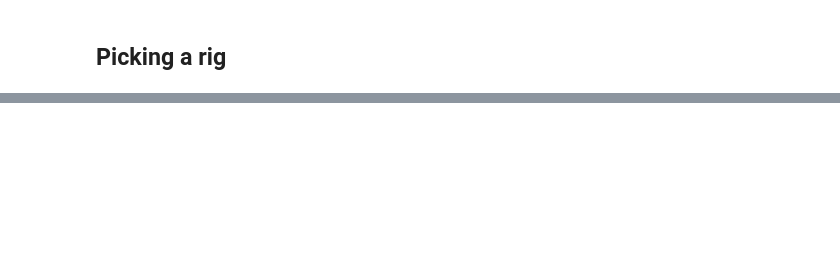
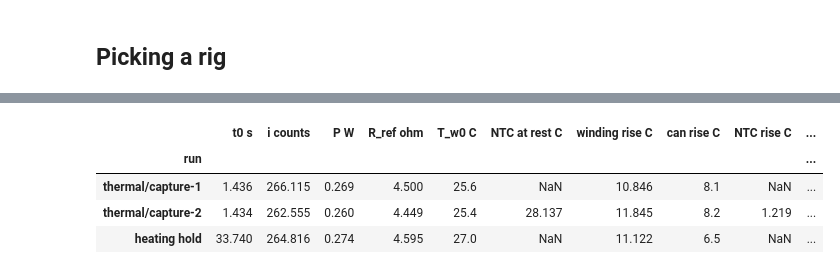
Before and after one commit to OpenServoCore/open-servo-core, a Jupyter notebook: notebooks/21-i2t-winding-estimate.ipynb, the cells around one changed output, grey strips where cells are left out. Cells and saved outputs as stored; diff of their text form; code cells hidden in the pictures; blank space fills up the shorter version.

```diff
--- a/notebooks/21-i2t-winding-estimate.ipynb
+++ b/notebooks/21-i2t-winding-estimate.ipynb
@@ -525,0 +180,79 @@ Let me know what the teardown weighs.
+# %%
+def ident_hold(capture):
+    # The `osc ident thermal` hold: aggregates in anchor.csv.gz (t_ms from the run's start), the
+    # tool's polls in anchor_snapshots.csv.gz (host_ms, the same clock), the bead in meter.csv.gz (unix).
+    a = tm._csv(DS.path / capture / "anchor.csv.gz")
+    a["t"] = a.t_ms / 1000
+    a["r"] = (a.duty_q15.abs() / 32767) * (a.vdiff / a.i) * OHM      # the aggregate R, ohm
+    s = tm._csv(DS.path / capture / "anchor_snapshots.csv.gz")
+    s["t"] = s.host_ms / 1000
+    # t0, the hold's start. The polls carry no phase marker and the seek to the stop already drives
+    # (its duty is the first nonzero one), so t0 is the first poll whose applied duty steps past the
+    # seek's: the hold's duty, with the current limit governing.
+    duty = s.duty_applied_q15.abs()
+    seek = duty[duty > 0].iloc[0]
+    t0 = float(s.t[duty > seek].iloc[0])
+    t1 = float(a.t.max())
+    m, u0 = tm.meter(DS, capture), IX.loc[capture, "unix0"]
+    tt = np.arange(2.0, t1 - t0, 1.0)                                  # the truth on a 1 s grid, s into the hold
+    ta = t0 + tt                                                       # the same grid on the run's clock
+    r = np.array([a[(a.t >= x - 0.5) & (a.t < x + 0.5)].r.mean() for x in ta])
+    r_ref = a[(a.t >= t0 + 1) & (a.t < t0 + 3)].r.mean()             # 1 to 3 s into the hold
+    can = tm.can_at(m, u0 + ta, 3.0)
+    # the rest values, over the 5 s before the hold current: the can is the winding's start and the
+    # can base's start, the NTC polls (from the run's start, so 0 to t0) the NTC base's start
+    tw0 = float(m[(m.t_unix >= u0 + t0 - 5) & (m.t_unix < u0 + t0)].can_c.mean())
+    ntc, ntc0 = None, None
+    if "t_ntc_cc" in s:
+        ntc = np.array([s[(s.t >= x - 2.5) & (s.t < x + 2.5)].t_ntc_cc.mean() / 100 for x in ta])
+        ntc0 = float(s[(s.t >= t0 - 5) & (s.t < t0)].t_ntc_cc.mean() / 100)
+    # the kernel's view of the current from t0; the aggregates start about 0.1 s after t0, and
+    # the grid reads zero current until the first one
+    tg, ig = i2t.grid(a.t.to_numpy(), a.i.abs().to_numpy(), t0, t1)
+    p = float((a.r * (a.i * board.a_per_count) ** 2).mean())
+    return dict(t0=t0, tt=tt, r=r, r_ref=r_ref, tw0=tw0, tw=tw0 + (r / r_ref - 1) * (K_CU + tw0),
+                can=can, ntc=ntc, base0={"can": tw0, "ntc": ntc0}, tg=tg - t0, ig=ig,
+                i=float(a.i.abs().mean()), p=p)
+
+
+def locked_hold():
+    # The heating dataset's locked-rotor hold: polls with the aggregates and the bead inline, the
+    # hold phase marked, so t0 is the first poll of the hold phase.
+    h_all = ht.hold(H, "hold/capture-1", board)
+    h = h_all[h_all.phase == "hold"]
+    t0, t1 = float(h.t_s.min()), float(h.t_s.max())
+    tt = np.arange(2.0, t1 - t0, 1.0)                                  # s into the hold
+    ta = t0 + tt
+    r = np.array([h[(h.t_s >= x - 0.5) & (h.t_s < x + 0.5)].r_agg.mean() for x in ta])
+    r_ref = h[(h.t_s >= t0 + 1) & (h.t_s < t0 + 3)].r_agg.mean()
+    can = np.array([h[(h.t_s >= x - 3) & (h.t_s < x + 3)].can_c.mean() for x in ta])
+    # the same 5 s rest window as the ident holds; the file starts at the hold, so the window
+    # holds the one poll at t0
+    tw0 = float(h_all[(h_all.t_s >= t0 - 5) & (h_all.t_s <= t0)].can_c.mean())
+    tg, ig = i2t.grid(h.t_s.to_numpy(), h.i_hat.abs().to_numpy(), t0, t1)
+    return dict(t0=t0, tt=tt, r=r, r_ref=r_ref, tw0=tw0, tw=tw0 + (r / r_ref - 1) * (K_CU + tw0),
+                can=can, ntc=None, base0={"can": tw0, "ntc": None}, tg=tg - t0, ig=ig,
+                i=float(h.i_hat.abs().mean()), p=float((h.r_agg * h.i_a ** 2).mean()))
+
+
+RUNS = {"thermal/capture-1": ident_hold("thermal/capture-1"),
+        "thermal/capture-2": ident_hold("thermal/capture-2"),
+        "heating hold": locked_hold()}
+
+rows = []
+for name, R in RUNS.items():
+    rows.append({"run": name, "t0 s": R["t0"], "i counts": R["i"], "P W": R["p"], "R_ref ohm": R["r_ref"],
+                 "T_w0 C": R["tw0"], "NTC at rest C": R["base0"]["ntc"],
+                 "winding rise C": R["tw"][-1] - R["tw0"],
+                 "can rise C": R["can"][-1] - R["tw0"],
+                 "NTC rise C": np.nan if R["ntc"] is None else R["ntc"][-1] - R["base0"]["ntc"],
+                 "end excess over can C": R["tw"][-1] - R["can"][-1],
+                 "end excess over NTC C": np.nan if R["ntc"] is None else R["tw"][-1] - R["ntc"][-1]})
+HOLDS = pd.DataFrame(rows).set_index("run")
+display(HOLDS.round(3))
+# %% [output]
+|  | t0 s | i counts | P W | R_ref ohm | T_w0 C | NTC at rest C | winding rise C | can rise C | NTC rise C | ... |
+| run |  |  |  |  |  |  |  |  |  | ... |
+| thermal/capture-1 | 1.436 | 266.115 | 0.269 | 4.500 | 25.6 | NaN | 10.846 | 8.1 | NaN | ... |
+| thermal/capture-2 | 1.434 | 262.555 | 0.260 | 4.449 | 25.4 | 28.137 | 11.845 | 8.2 | 1.219 | ... |
+| heating hold | 33.740 | 264.816 | 0.274 | 4.595 | 27.0 | NaN | 11.122 | 6.5 | NaN | ... |
```
Also changed, not shown: parts of 52 cells of this notebook, 2 other files.
